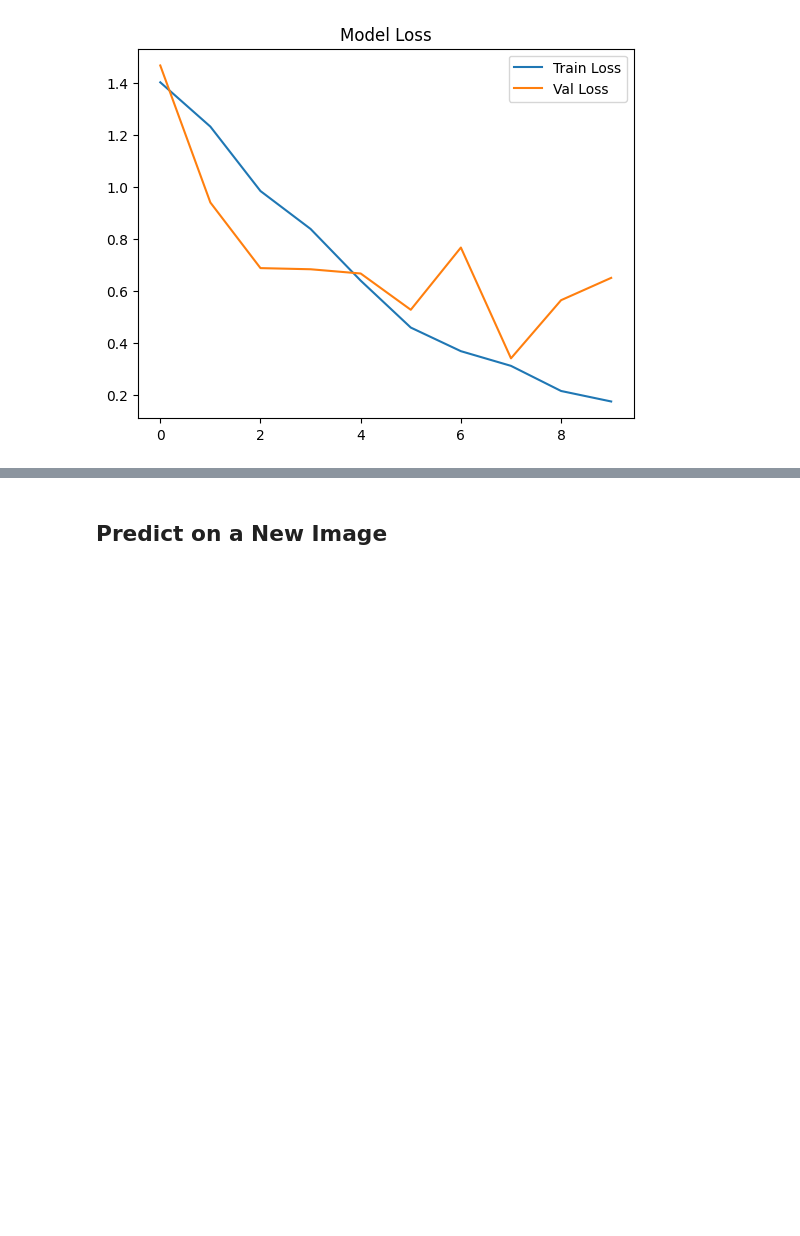
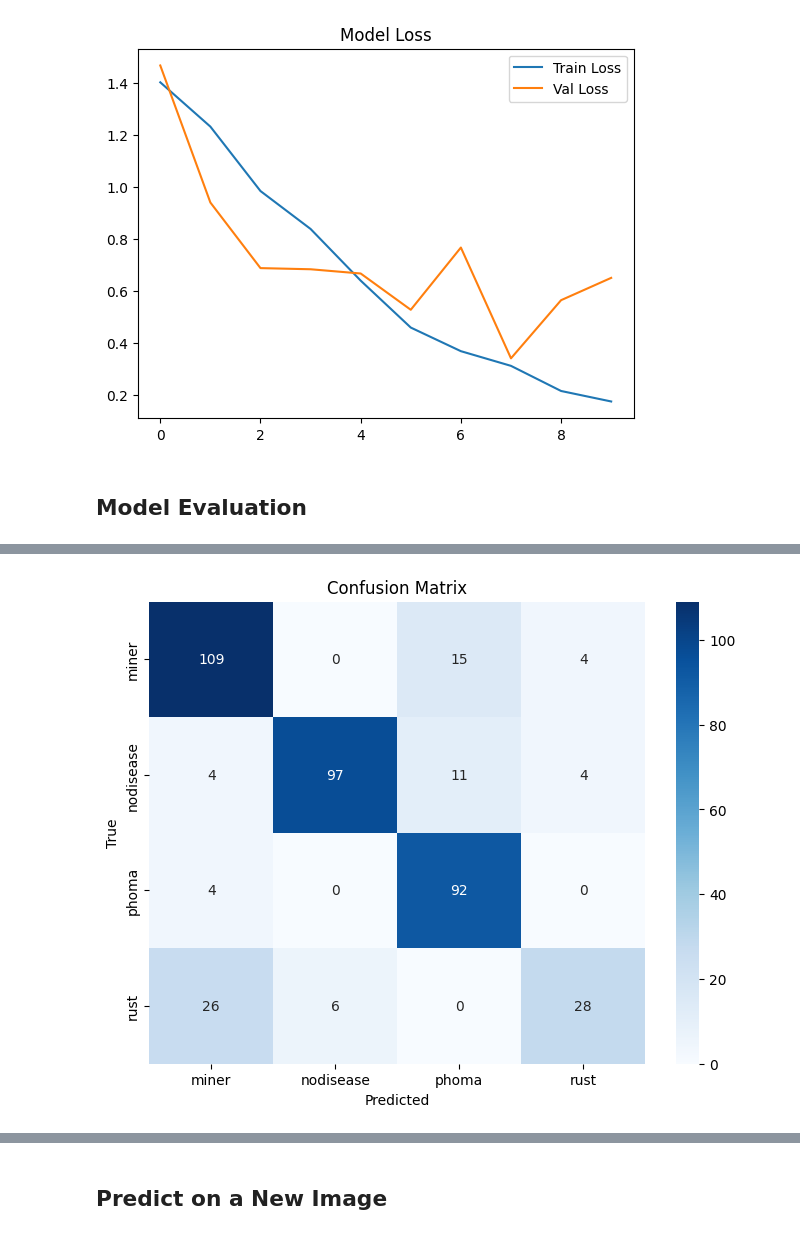
Before and after one commit to Ejay123-tech/coffee-disease-prediction-, a Jupyter notebook: Coffe_leaf_disease_.ipynb, the cells around one changed output, grey strips where cells are left out. Saved outputs shown, nothing was run; the diff lists cells and outputs as text; code cells hidden in the pictures; blank space fills up the shorter version.

```diff
--- a/Coffe_leaf_disease_.ipynb
+++ b/Coffe_leaf_disease_.ipynb
@@ -166,3 +164,34 @@ plt.title("Model Loss")
 plt.show()
 # %% [output]
 [figure]
+# %% [markdown]
+## Model Evaluation
+# %%
+import numpy as np
+from sklearn.metrics import confusion_matrix, classification_report
+import seaborn as sns
+import matplotlib.pyplot as plt
+
+# Get ground truth labels and predictions
+true_labels = []
+pred_labels = []
+
+# Reset the generator and loop over batches
+test_generator.reset()
+for i in range(len(test_generator)):
+    X_batch, y_batch = test_generator[i]
+    preds = model.predict(X_batch)
+    true_labels.extend(np.argmax(y_batch, axis=1))
+    pred_labels.extend(np.argmax(preds, axis=1))
+
+# Confusion matrix
+cm = confusion_matrix(true_labels, pred_labels)
+labels = list(test_generator.class_indices.keys())
+
+plt.figure(figsize=(8,6))
+sns.heatmap(cm, annot=True, fmt="d", xticklabels=labels, yticklabels=labels, cmap="Blues")
+plt.xlabel("Predicted")
+plt.ylabel("True")
+plt.title("Confusion Matrix")
+plt.show()
+# %% [output]
@@ -168,0 +211 @@ plt.show()
+[figure, added]
```
Also changed, not shown: parts of 9 cells of this notebook.
